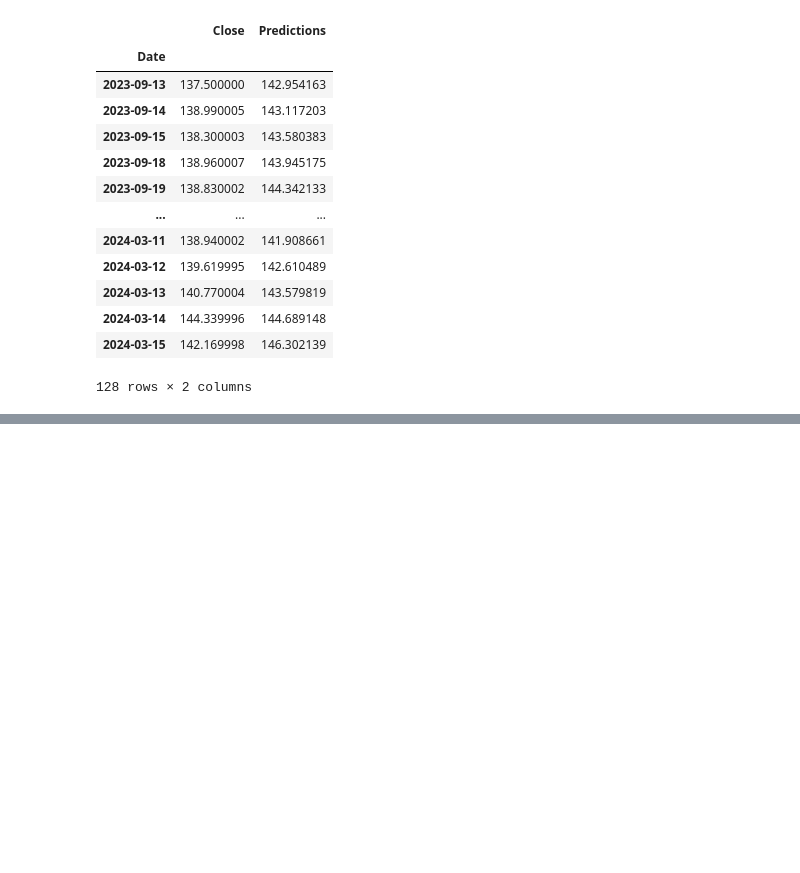
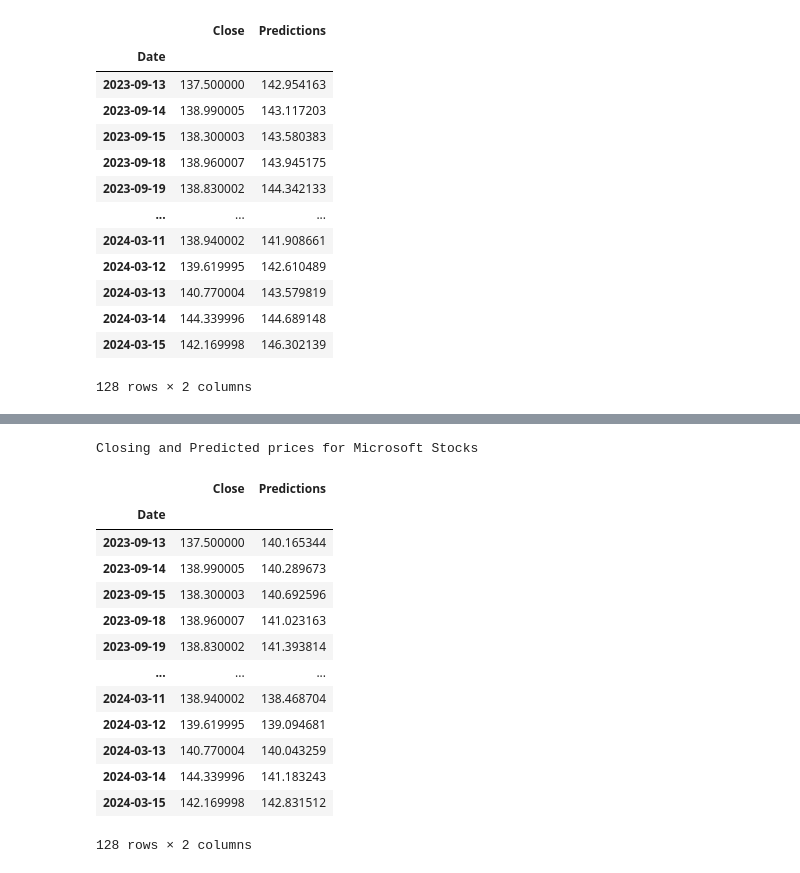
Before and after one commit to DURGABHAVANI66/Stock-Market-Analysis-and-Prediction-using-LSTM, a Jupyter notebook: code.ipynb, the cells around one changed output, grey strips where cells are left out. Drawn from its saved outputs; the diff is of its cells as text; code cells hidden in the pictures; blank space fills up the shorter version.

```diff
--- a/code.ipynb
+++ b/code.ipynb
@@ -883,0 +1038,20 @@ Closing and Predicted prices for Google Stock
+# %%
+# Show the valid and predicted prices for Microsoft Stock
+print('Closing and Predicted prices for Microsoft Stocks')
+valid
+# %% [output]
+Closing and Predicted prices for Microsoft Stocks
+|  | Close | Predictions |
+| Date |  |  |
+| 2023-09-13 | 137.500000 | 140.165344 |
+| 2023-09-14 | 138.990005 | 140.289673 |
+| 2023-09-15 | 138.300003 | 140.692596 |
+| 2023-09-18 | 138.960007 | 141.023163 |
+| 2023-09-19 | 138.830002 | 141.393814 |
+| ... | ... | ... |
+| 2024-03-11 | 138.940002 | 138.468704 |
+| 2024-03-12 | 139.619995 | 139.094681 |
+| 2024-03-13 | 140.770004 | 140.043259 |
+| 2024-03-14 | 144.339996 | 141.183243 |
+| 2024-03-15 | 142.169998 | 142.831512 |
+128 rows × 2 columns
```
Also changed, not shown: parts of 8 cells of this notebook.
